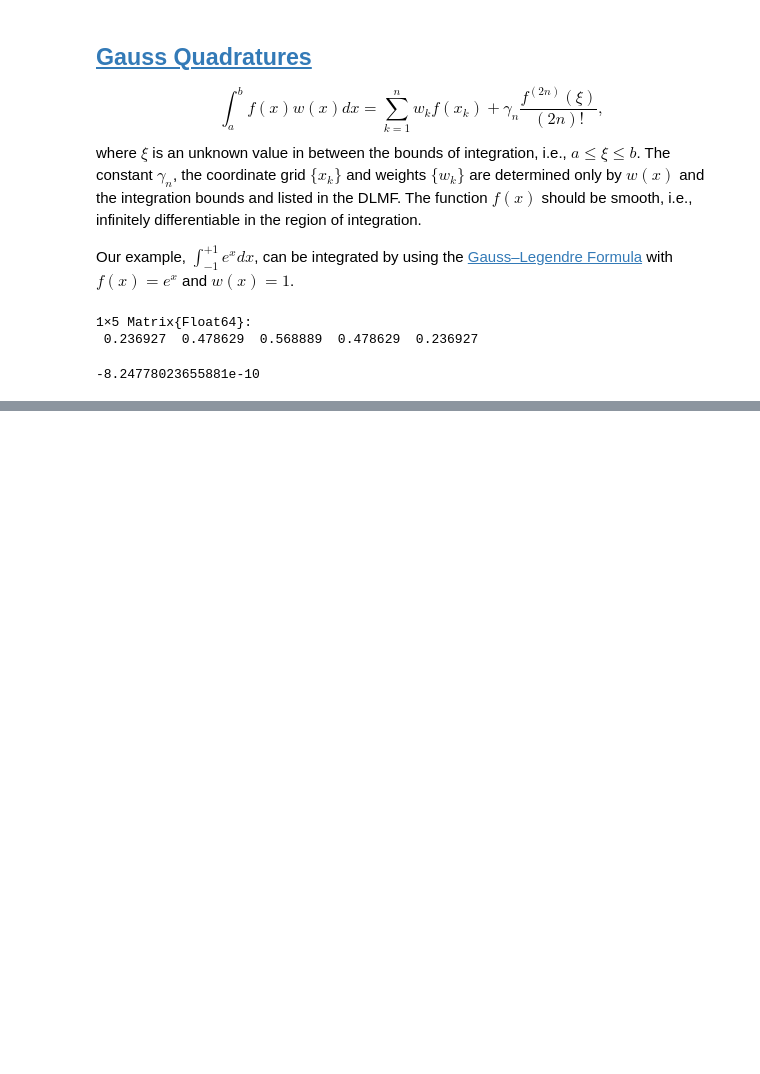
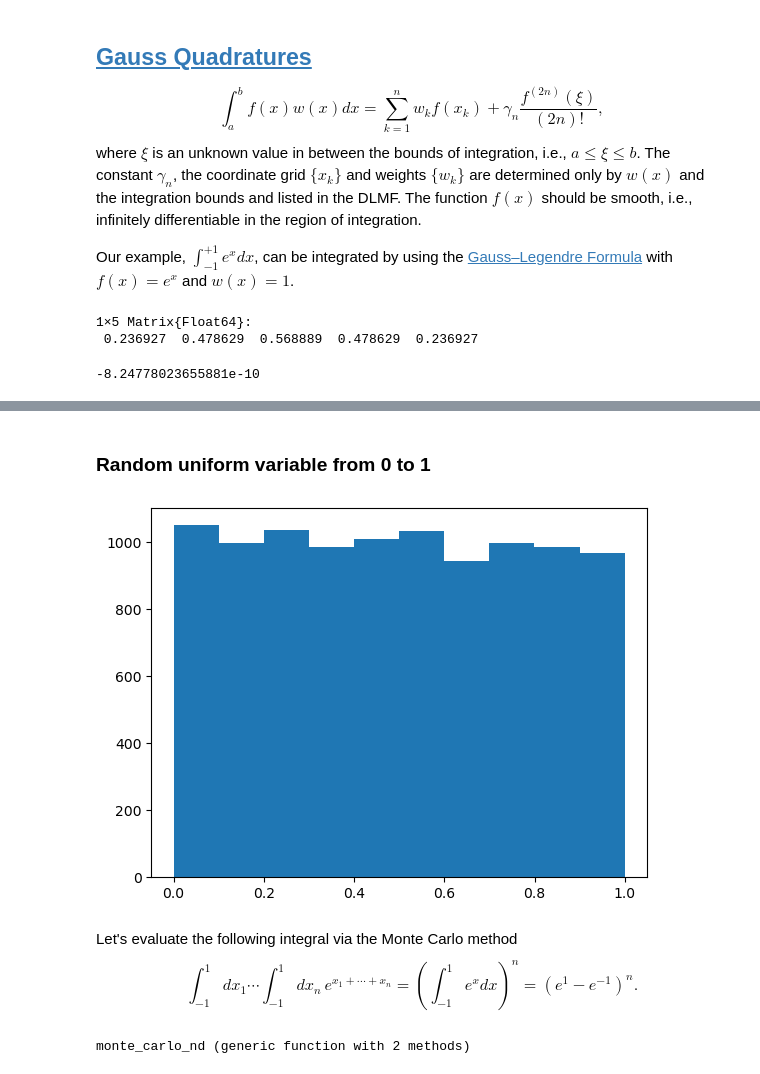
Before and after one commit to tkeegan12/Course_Computational_Physics_and_Engineering, a Jupyter notebook: Module2_Numerical_Intergration.ipynb, the cells around one changed output, grey strips where cells are left out. Saved outputs shown, nothing was run; the diff lists cells and outputs as text; code cells hidden in the pictures; blank space fills up the shorter version.

```diff
--- a/Module2_Numerical_Intergration.ipynb
+++ b/Module2_Numerical_Intergration.ipynb
@@ -162,0 +173,21 @@ $$
+# %% [markdown]
+### Random uniform variable from 0 to 1
+# %%
+hist(rand(10000))
+show()
+# %% [output]
+[figure, added]
+# %% [markdown]
+Let's evaluate the following integral via the Monte Carlo method
+$$
+    \int_{-1}^1 dx_1 \cdots \int_{-1}^1 dx_n \, e^{x_1 + \cdots + x_n} = \left( \int_{-1}^1 e^x dx \right)^n
+    = \left( e^1 - e^{-1} \right)^n.
+$$
+# %%
+using Statistics
+
+function monte_carlo_nd(f::Function, n::Int, a::Real, b::Real, N::Int)
+    return (b - a)^n * mean(f(a .+ (b - a) .* rand(n)) for indx=1:N)
+end
+# %% [output]
+monte_carlo_nd (generic function with 2 methods)
```
Also changed, not shown: parts of 24 cells of this notebook, 1 other file.
